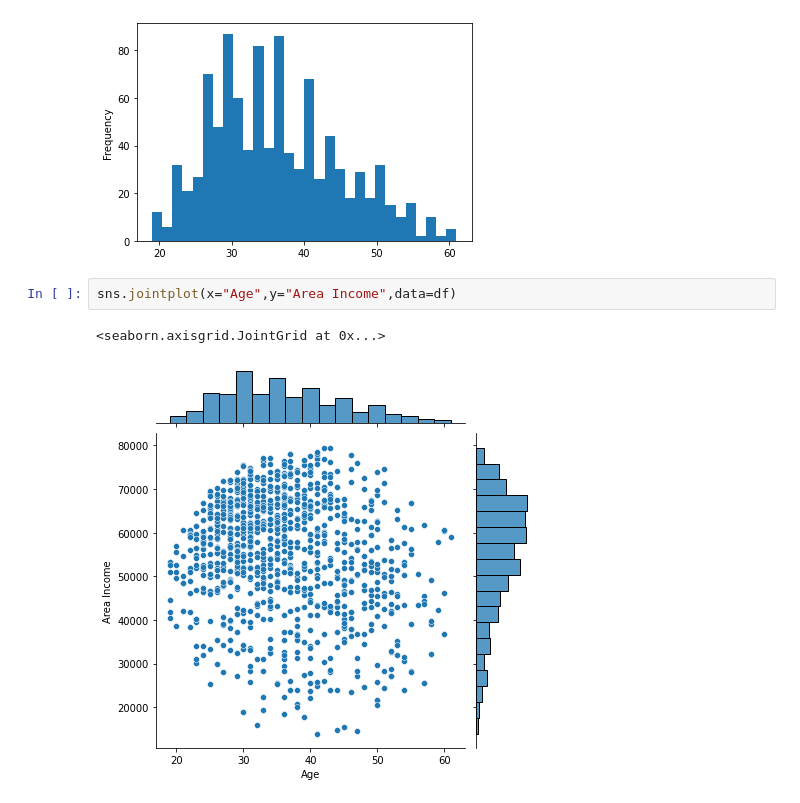
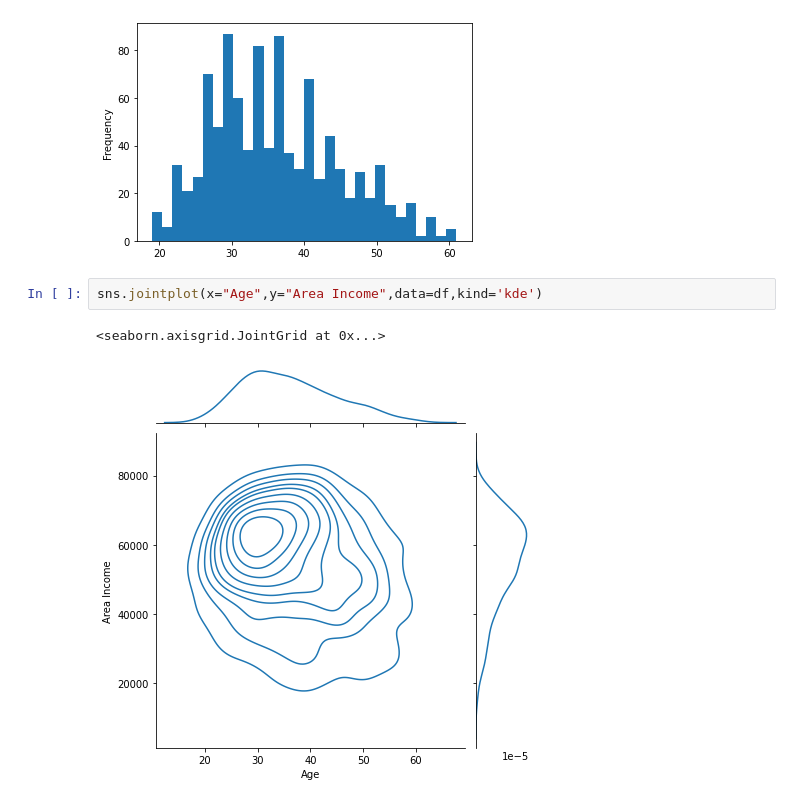
Before and after one commit to babiswas/pandasrepo, a Jupyter notebook: Untitled10.ipynb, the cells around one changed output. Cells and saved outputs as stored; diff of their text form.

```diff
--- a/Untitled10.ipynb
+++ b/Untitled10.ipynb
@@ -121,7 +121,7 @@ df['Age'].plot.hist(bins=30)
 <AxesSubplot:ylabel='Frequency'>
 [figure]
 # %%
-sns.jointplot(x="Age",y="Area Income",data=df)
+sns.jointplot(x="Age",y="Area Income",data=df,kind='kde')
 # %% [output]
 <seaborn.axisgrid.JointGrid at 0x...>
-[figure, old version]
+[figure, new version]
```
Also changed, not shown: parts of 2 cells of this notebook.
